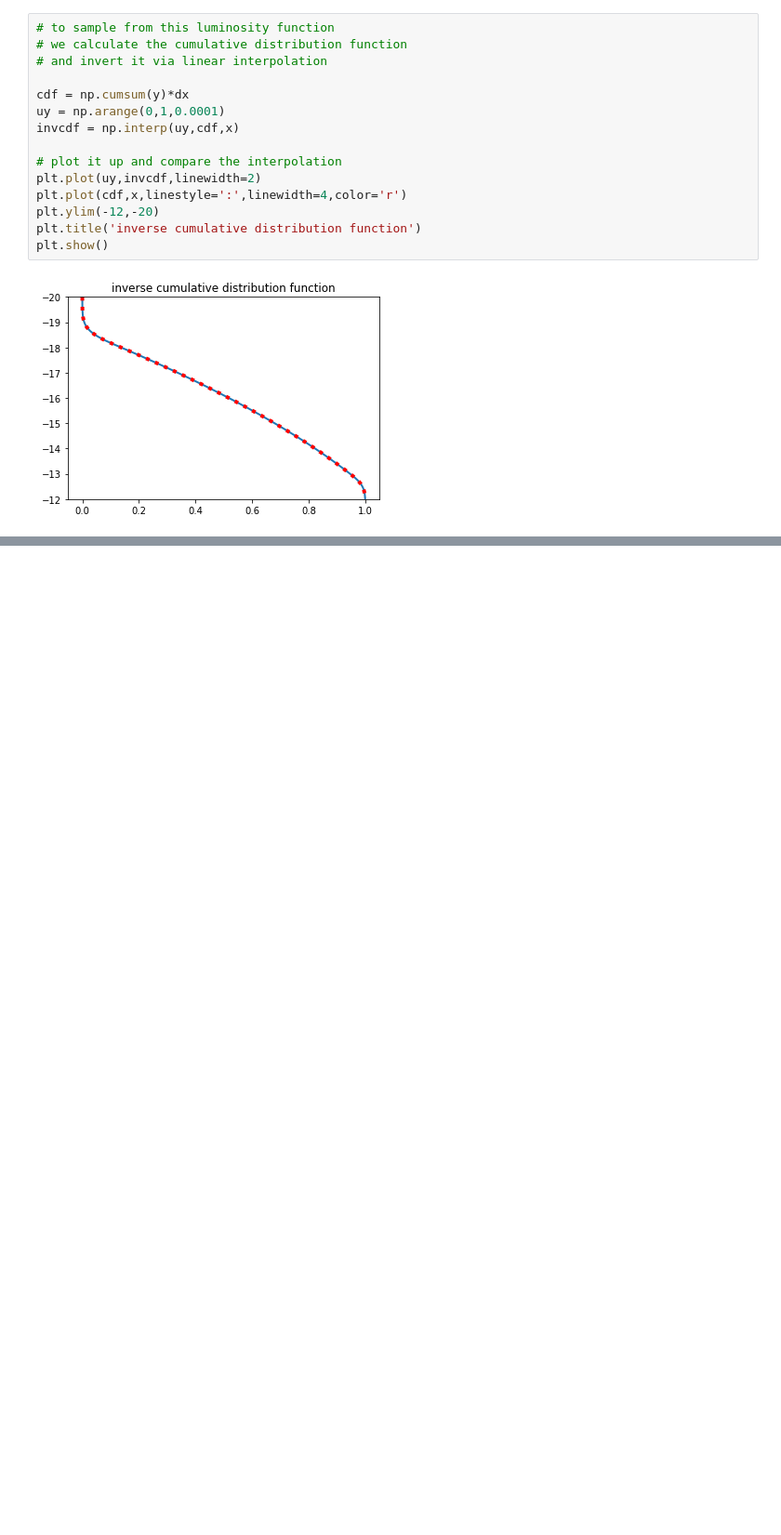
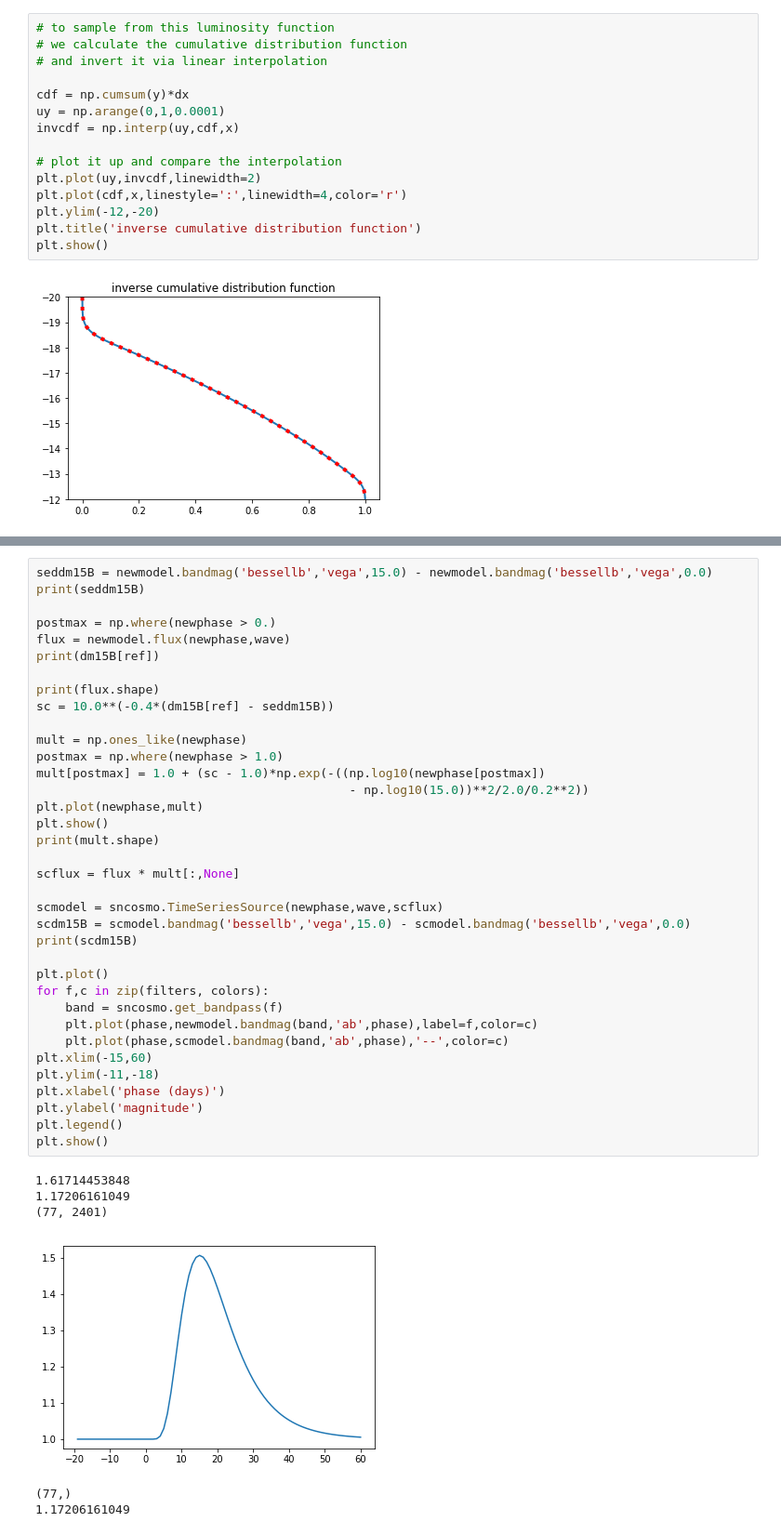
Before and after one commit to RutgersSN/plasticc-Iax, a Jupyter notebook: Iax-model.ipynb, the cells around one changed output, grey strips where cells are left out. Shown at 93% size. Drawn from its saved outputs; the diff is of its cells as text; blank space fills up the shorter version.

```diff
--- a/Iax-model.ipynb
+++ b/Iax-model.ipynb
@@ -237,0 +292,43 @@ plt.show()
+# %%
+seddm15B = newmodel.bandmag('bessellb','vega',15.0) - newmodel.bandmag('bessellb','vega',0.0)
+print(seddm15B)
+
+postmax = np.where(newphase > 0.)
+flux = newmodel.flux(newphase,wave)
+print(dm15B[ref])
+
+print(flux.shape)
+sc = 10.0**(-0.4*(dm15B[ref] - seddm15B))
+
+mult = np.ones_like(newphase)
+postmax = np.where(newphase > 1.0)
+mult[postmax] = 1.0 + (sc - 1.0)*np.exp(-((np.log10(newphase[postmax])
+                                           - np.log10(15.0))**2/2.0/0.2**2))
+plt.plot(newphase,mult)
+plt.show()
+print(mult.shape)
+
+scflux = flux * mult[:,None]
+
+scmodel = sncosmo.TimeSeriesSource(newphase,wave,scflux)
+scdm15B = scmodel.bandmag('bessellb','vega',15.0) - scmodel.bandmag('bessellb','vega',0.0)
+print(scdm15B)
+
+plt.plot()
+for f,c in zip(filters, colors):
+    band = sncosmo.get_bandpass(f)
+    plt.plot(phase,newmodel.bandmag(band,'ab',phase),label=f,color=c)
+    plt.plot(phase,scmodel.bandmag(band,'ab',phase),'--',color=c)
+plt.xlim(-15,60)
+plt.ylim(-11,-18)
+plt.xlabel('phase (days)')
+plt.ylabel('magnitude')
+plt.legend()
+plt.show()
+# %% [output]
+1.61714453848
+1.17206161049
+(77, 2401)
+[figure, added]
+(77,)
+1.17206161049
```
Also changed, not shown: parts of 18 cells of this notebook, 3 other files.
